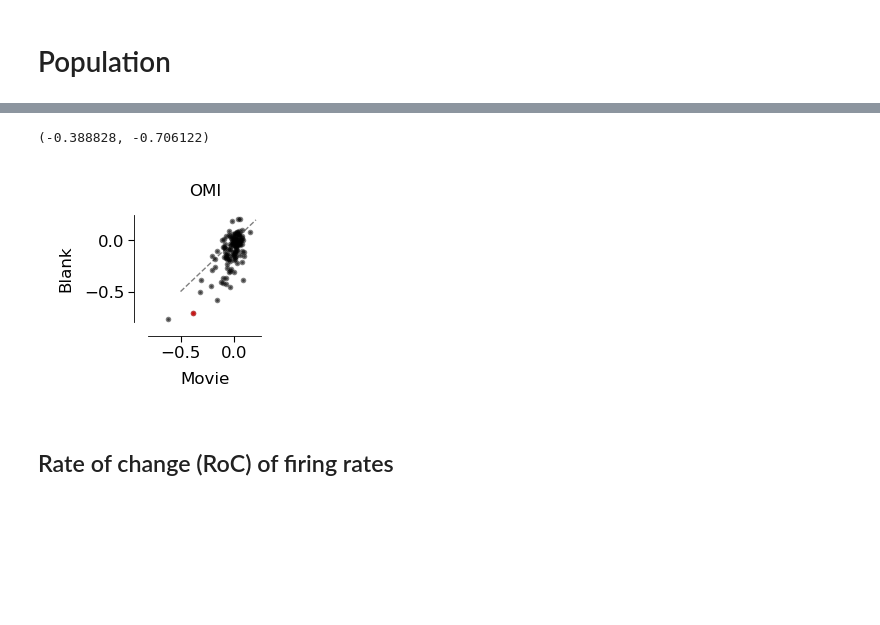
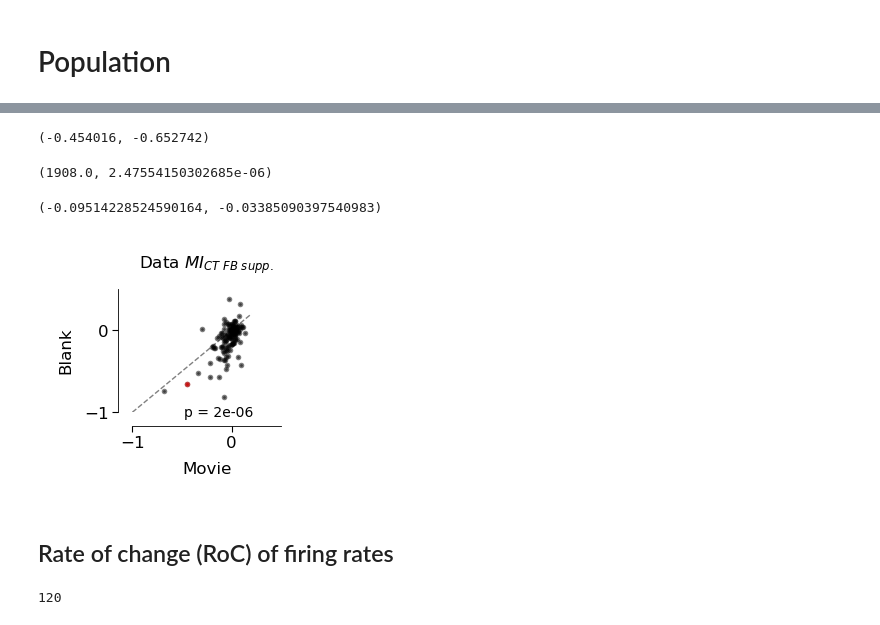
Before and after one commit to berenslab/dLGN_movie_spline_model, a Jupyter notebook: results/Fig4_panels.ipynb, the cells around one changed output, grey strips where cells are left out. Drawn from its saved outputs; the diff is of its cells as text; code cells hidden in the pictures; blank space fills up the shorter version.

```diff
--- a/results/Fig4_panels.ipynb
+++ b/results/Fig4_panels.ipynb
@@ -220,3 +299,3 @@ blank_sem_kernel = stats.sem(blank_opto_significant_kernels, 0)
 # %%
-blank_mean_kernel_output = np.mean(blank_opto_significant_kernels_output, 0)
-blank_sem_kernel_output = stats.sem(blank_opto_significant_kernels_output, 0)
+blank_sig_prediction_mean_mean = np.mean(blank_sig_prediction_mean, 0)
+blank_sig_prediction_mean_sem = stats.sem(blank_sig_prediction_mean, 0)
@@ -270,5 +337,5 @@ filt_len2 = 50
 ts_spont = np.arange(-T * filt_len2, 0, T)
 
 # x-axis
-ts_output = np.arange(-0.5, T * (60*3)-0.5, T)
+ts_output = np.arange(-1.0, 1, T)
 # %%
@@ -494,5 +424,5 @@ load data
 # %%
-filename = './data/populaion_opto_effects.h5'
+filename = './data/populaion_opto_effects_June24.h5'
 df_pop = pd.read_hdf(filename, "df")
 # %%
 omis_movie, omis_blank = np.hstack(df_pop['omi_movie']), np.hstack(df_pop['omi_blank'])
@@ -504,4 +434,12 @@ key_omi_movie, key_omi_blank = df_ex_key['omi_movie'][0], df_ex_key['omi_blank']
 # %%
 key_omi_movie, key_omi_blank
 # %% [output]
-(-0.388828, -0.706122)
+(-0.454016, -0.652742)
+# %%
+# Handle NaNs
+omis_blank = np.array([0 if np.isnan(o) else o for o in omis_blank])
+# %%
+stat_omi, p_value_omi = scipy.stats.wilcoxon(omis_blank, omis_movie, alternative='two-sided')
+stat_omi, p_value_omi
+# %% [output]
+(1908.0, 2.47554150302685e-06)
@@ -508,49 +448,51 @@ key_omi_movie, key_omi_blank
+# %%
+np.mean(omis_blank), np.mean(omis_movie)
+# %% [output]
+(-0.09514228524590164, -0.03385090397540983)
 # %%
-figsize = (1.1, 1.1)
+figsize = (1.2, 1.2)
 
 with plt.style.context("matplotlib_config.txt"):
     mosaic = """
     a
     """
     fig, ax_dict = plt.subplot_mosaic(
         mosaic,
         figsize=figsize,
         dpi=200,
         constrained_layout=True,
-        #sharex=True,
     )
 
     txt_kwargs = dict(
         color="black", fontsize="larger"
     )
     ax = ax_dict['a']
-    ax.plot([-0.5, 0.2], [-0.5, 0.2], 'gray', linestyle='dashed', zorder=-1)
+    ax.plot([-1, 0.2], [-1, 0.2], 'gray', linestyle='dashed', zorder=-1)
     ax.scatter(omis_movie, omis_blank, color='k', s=4, alpha=0.5)
     ax.scatter(key_omi_movie, key_omi_blank, c='r', s=4, alpha=0.5)
 
     ax.set_ylabel('Blank')
     ax.set_xlabel('Movie')
-    #axpos = ax.get_position()
-    #ax.set_position([axpos.x0+0.1, axpos.y0,  axpos.width, axpos.height])
+    ax.set_ylim([-1, 0.5])
+    ax.set_xlim([-1, 0.5])
+    ax.set_title('Data $MI_{CT~FB~supp.}$', y=1.1)
 
-    ax.set_ylim([-0.8, 0.25])
-    ax.set_xlim([-0.8, 0.25])
-    #ax.set_ylim([0,30])
-    #ax.set_yticks([0, 15, 30])
-    ax.set_title('OMI', y=1.1)
-
+    txt = f'p = {formatted_p_value}'
+    ax.text(0.35, 0.05, txt, va='top', fontsize=5, transform=ax.transAxes, color='k')
 
     sns.despine(offset=5, trim=False, ax=ax)
-
-fig.savefig('./plots/Fig4/omi_movie_vs_blank.png', dpi=150, bbox_inches='tight', facecolor=fig.get_facecolor(), transparent=False)
-fig.savefig('./plots/Fig4/omi_movie_vs_blank.svg', bbox_inches='tight', facecolor=fig.get_facecolor(), transparent=False)
 # %% [output]
-[figure, old version]
+[figure, new version]
 # %% [markdown]
 ## Rate of change (RoC) of firing rates
 # %%
-filename = './data/populaion_opto_effects.h5'
+filename = './data/populaion_opto_effects_June24.h5'
 df_pop = pd.read_hdf(filename, "df")
+
+df_pop = df_pop.query('FR_opto_blank > 0.1 or FR_ctrl_blank > 0.1')
+len(df_pop)
+# %% [output]
+120
 # %%
 movie_RoC, blank_RoC = np.hstack(df_pop['movie_RoC']), np.hstack(df_pop['blank_RoC'])
 # %%
```
Also changed, not shown: parts of 197 cells of this notebook, 5 other files.
